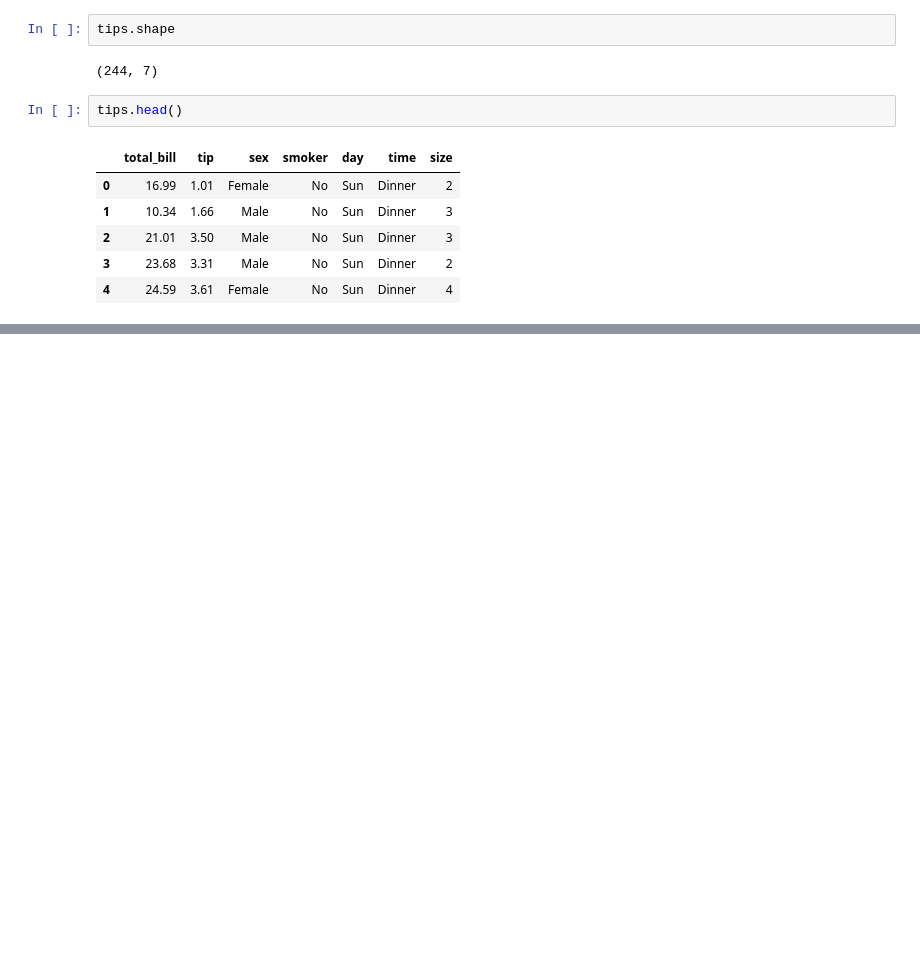
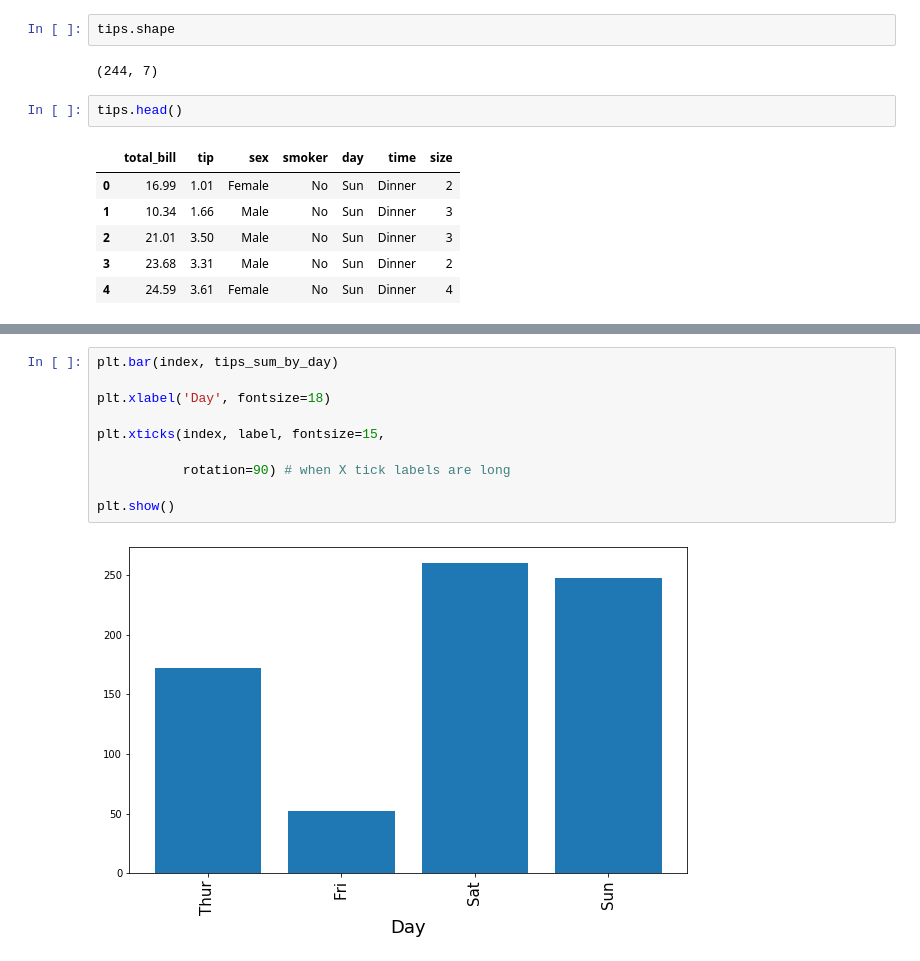
Before and after one commit to onlookertozip/Day20180528, a Jupyter notebook: Untitled0.ipynb, the cells around one changed output, grey strips where cells are left out. Cells and saved outputs as stored; diff of their text form; blank space fills up the shorter version.

```diff
--- a/Untitled0.ipynb
+++ b/Untitled0.ipynb
@@ -27,0 +77,12 @@ tips.head()
+# %%
+plt.bar(index, tips_sum_by_day)
+
+plt.xlabel('Day', fontsize=18)
+
+plt.xticks(index, label, fontsize=15,
+
+           rotation=90) # when X tick labels are long
+
+plt.show()
+# %% [output]
+[figure, added]
```
Also changed, not shown: parts of 19 cells of this notebook.
